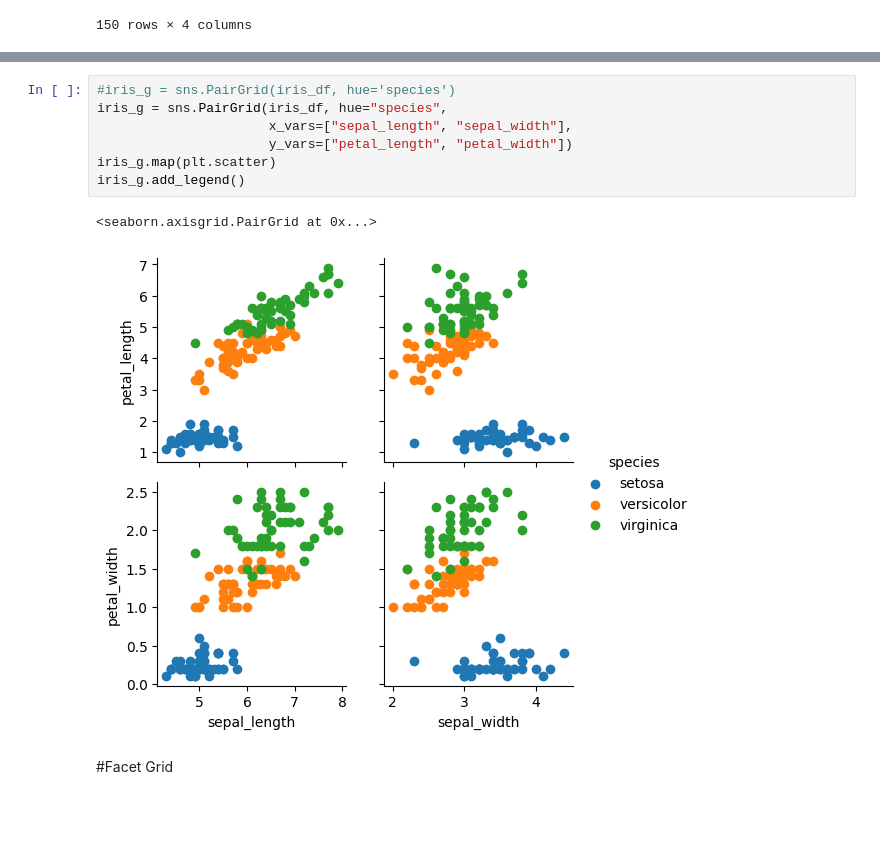
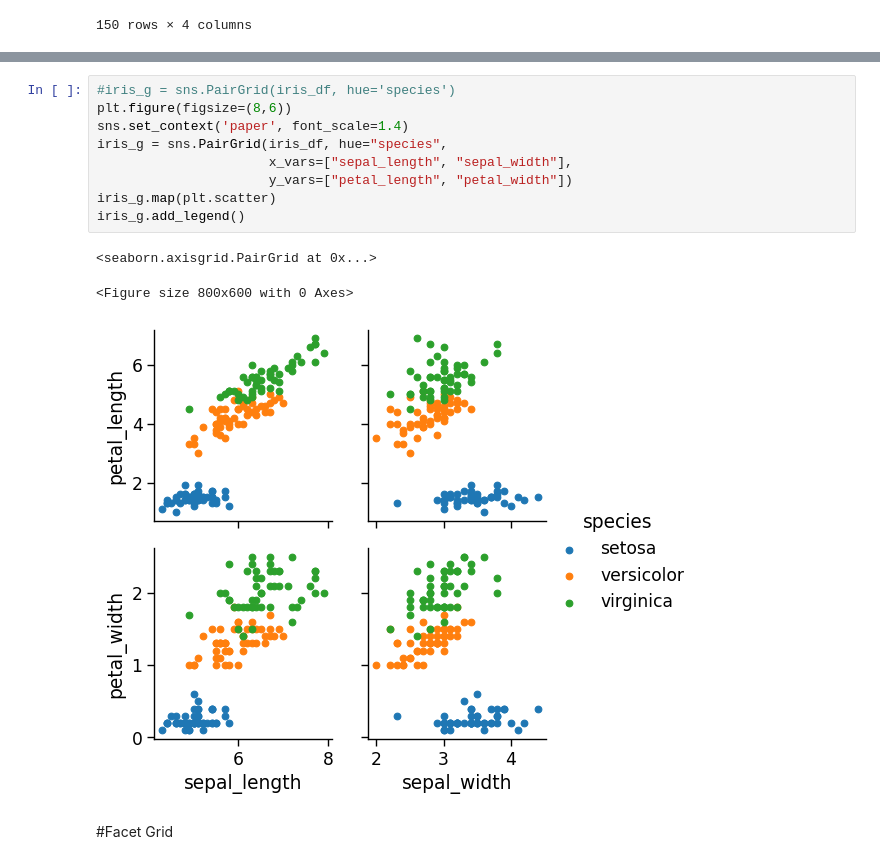
Before and after one commit to touhid0503/Seaborn, a Jupyter notebook: seaborn_12_02_26.ipynb, the cells around one changed output, grey strips where cells are left out. Saved outputs shown, nothing was run; the diff lists cells and outputs as text; blank space fills up the shorter version.

```diff
--- a/seaborn_12_02_26.ipynb
+++ b/seaborn_12_02_26.ipynb
@@ -138,13 +138,16 @@ plt.show()
 # %%
 #iris_g = sns.PairGrid(iris_df, hue='species')
+plt.figure(figsize=(8,6))
+sns.set_context('paper', font_scale=1.4)
 iris_g = sns.PairGrid(iris_df, hue="species",
                       x_vars=["sepal_length", "sepal_width"],
                       y_vars=["petal_length", "petal_width"])
 iris_g.map(plt.scatter)
 iris_g.add_legend()
 # %% [output]
 <seaborn.axisgrid.PairGrid at 0x...>
+<Figure size 800x600 with 0 Axes>
-[figure, old version]
+[figure, new version]
 # %% [markdown]
 #Facet Grid
 # %%
```
Also changed, not shown: parts of 9 cells of this notebook.
